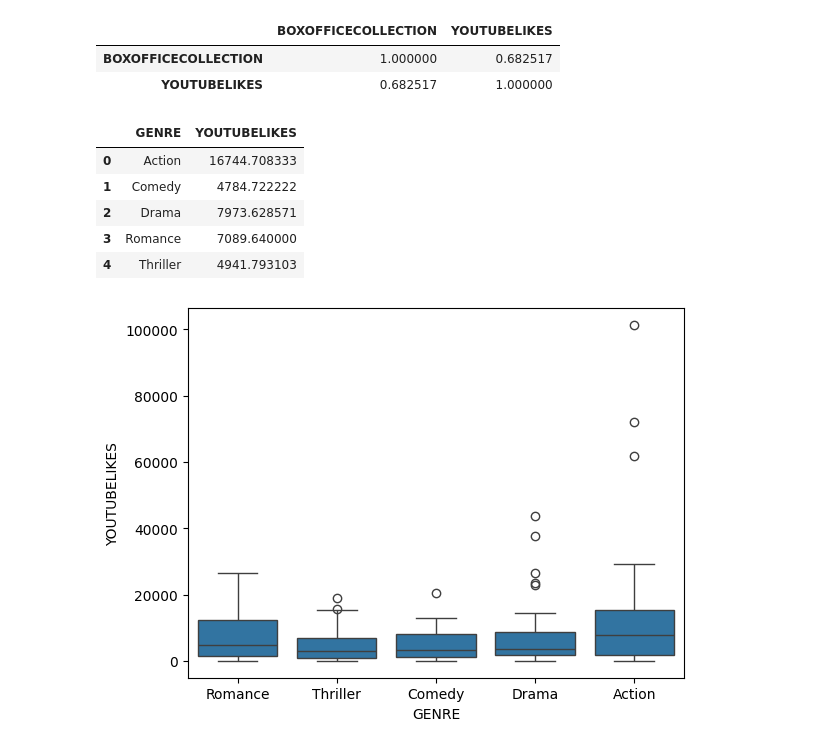
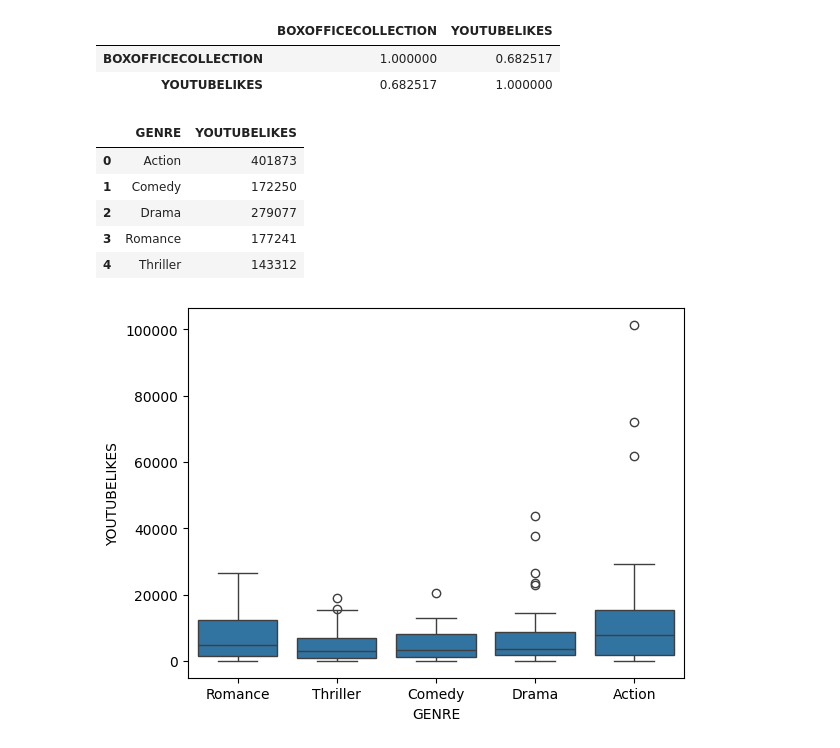
Before and after one commit to Vishal80990/Bollywood_Movie_and_SA_Heart_Data_Analysis, a Jupyter notebook: Untitled.ipynb, the cells around one changed output. Cells and saved outputs as stored; diff of their text form; code cells hidden in the pictures.

```diff
--- a/Untitled.ipynb
+++ b/Untitled.ipynb
@@ -194,14 +194,14 @@ bolly_df[['BOXOFFICECOLLECTION','YOUTUBELIKES']].corr()
 | YOUTUBELIKES | 0.682517 | 1.000000 |
 # %%
 # Which genre of movies typically sees more YouTube likes? Draw boxplots for each genre of movies to compare
-bolly_df.groupby('GENRE')['YOUTUBELIKES'].mean().reset_index()
+bolly_df.groupby('GENRE')['YOUTUBELIKES'].sum().reset_index()
 # %% [output]
 |  | GENRE | YOUTUBELIKES |
-| 0 | Action | 16744.708333 |
-| 1 | Comedy | 4784.722222 |
-| 2 | Drama | 7973.628571 |
-| 3 | Romance | 7089.640000 |
-| 4 | Thriller | 4941.793103 |
+| 0 | Action | 401873 |
+| 1 | Comedy | 172250 |
+| 2 | Drama | 279077 |
+| 3 | Romance | 177241 |
+| 4 | Thriller | 143312 |
 # %%
 #  Which genre of movies typically sees more YouTube likes? Draw boxplots for each genre of movies to compare.
 sn.boxplot(x='GENRE',y='YOUTUBELIKES',data=bolly_df);
```
Also changed, not shown: parts of 1 cell of this notebook.
